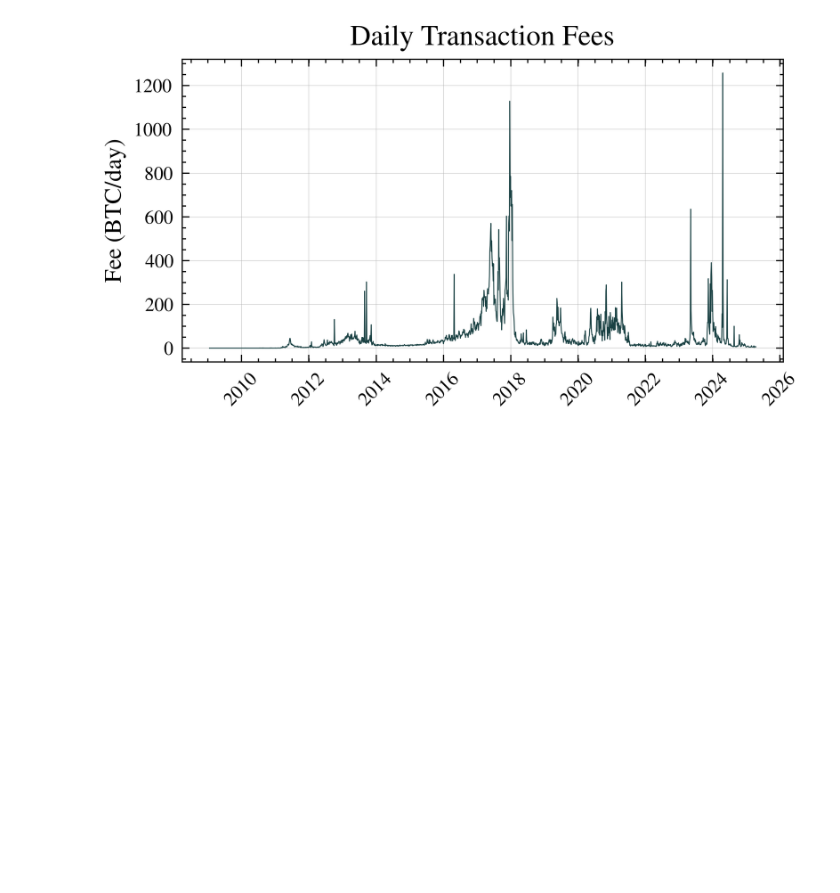
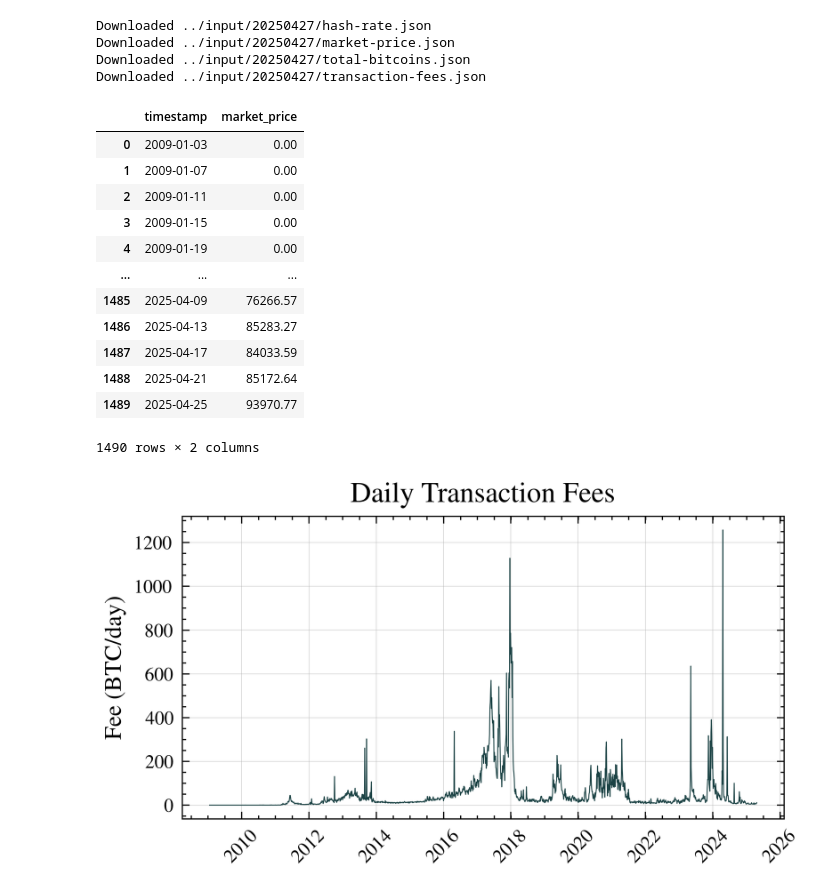
Before and after one commit to EnergyCostModel/model, a Jupyter notebook: python/onchain.ipynb, the cells around one changed output. Drawn from its saved outputs; the diff is of its cells as text; code cells hidden in the pictures; blank space fills up the shorter version.

```diff
--- a/python/onchain.ipynb
+++ b/python/onchain.ipynb
@@ -15,4 +15,31 @@ INPUT = "../input/"+FOLDER+"/"
 OUTPUT = "../output/"+FOLDER+"/"
 
 LINE_COLOR='#1B4244'
+# %%
+import pandas as pd
+import json
+
+def download_from_blockchainapi(name):
+    """
+    Download a CSV file from BlockchainAPI and save it to the specified filename.
+    """
+    filename = INPUT+name + ".json"
+    response = requests.get(f"https://api.blockchain.info/charts/{name}?timespan=10000weeks&rollingAverage=8hours&format=json")
+    if response.status_code == 200:
+        with open(filename, 'wb') as f:
+            f.write(response.content)
+        print(f"Downloaded {filename}")
+    else:
+        print(f"Failed to download {filename}. Status code: {response.status_code}")
+
+
+download_from_blockchainapi('hash-rate')
+download_from_blockchainapi('market-price')
+download_from_blockchainapi('total-bitcoins')
+download_from_blockchainapi('transaction-fees')
+# %% [output]
+Downloaded ../input/20250427/hash-rate.json
+Downloaded ../input/20250427/market-price.json
+Downloaded ../input/20250427/total-bitcoins.json
+Downloaded ../input/20250427/transaction-fees.json
 # %%
@@ -42,6 +73,22 @@ market_price_df['timestamp'] = pd.to_datetime(market_price_df['timestamp'], unit
 
 # Merge the two DataFrames on timestamp
 merged_df = pd.merge(hash_rate_df, market_price_df, on='timestamp', how='outer')
+# %%
+market_price_df
+# %% [output]
+|  | timestamp | market_price |
+| 0 | 2009-01-03 | 0.00 |
+| 1 | 2009-01-07 | 0.00 |
+| 2 | 2009-01-11 | 0.00 |
+| 3 | 2009-01-15 | 0.00 |
+| 4 | 2009-01-19 | 0.00 |
+| ... | ... | ... |
+| 1485 | 2025-04-09 | 76266.57 |
+| 1486 | 2025-04-13 | 85283.27 |
+| 1487 | 2025-04-17 | 84033.59 |
+| 1488 | 2025-04-21 | 85172.64 |
+| 1489 | 2025-04-25 | 93970.77 |
+1490 rows × 2 columns
 # %%
 # Load the JSON data from the new provided file path
 file_path_total_bitcoins = INPUT+'total-bitcoins.json'
```
Also changed, not shown: parts of 8 cells of this notebook, 42 other files.
